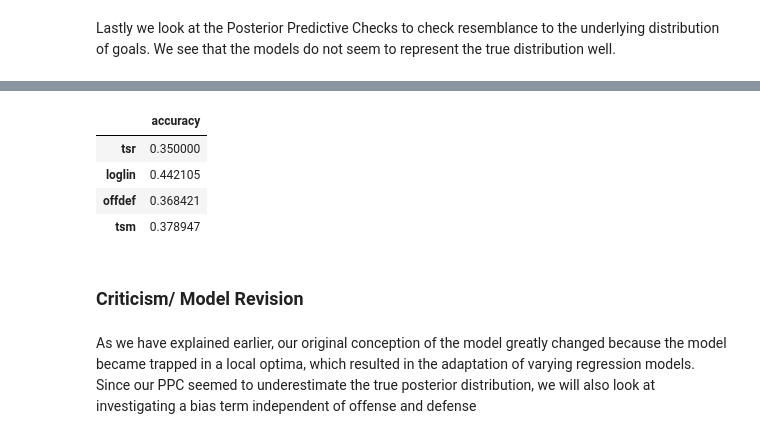
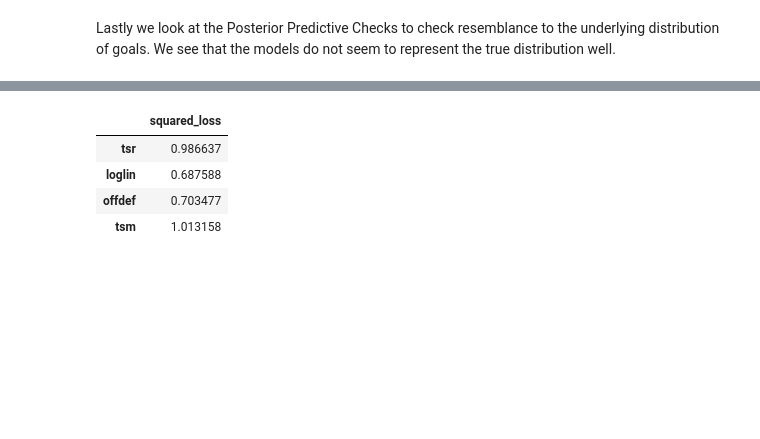
Before and after one commit to vinoo999/trueskill_augmented, a Jupyter notebook: final_project/final_project.ipynb, the cells around one changed output, grey strips where cells are left out. Drawn from its saved outputs; the diff is of its cells as text; code cells hidden in the pictures; blank space fills up the shorter version.

```diff
--- a/final_project/final_project.ipynb
+++ b/final_project/final_project.ipynb
@@ -159,14 +158,14 @@ display(pd.DataFrame(data_dict).head(10))
 # %% [markdown]
 As a clearer representation of similarity we can run simulations using our inferred parameters and display updated point tables.
 # %%
-tsr_results = tsr.simulate(test.reset_index(drop=True))
+tsr_results = tsr.simulate(test, 30, probs=True)
 tsr_record = process.gen_records(test.reset_index(drop=True), tsr_results)
-offdef_results = off_def.simulate(test.reset_index(drop=True), num_simulations=10)
+offdef_results = off_def.simulate(test.reset_index(drop=True), 30, probs=True)
 offdef_record = process.gen_records(test.reset_index(drop=True), offdef_results)
-loglin_results = log_lin.simulate(test.reset_index(drop=True), num_simulations=10)
+loglin_results = log_lin.simulate(test.reset_index(drop=True), 30, probs=True)
 loglin_record = process.gen_records(test.reset_index(drop=True), loglin_results)
 season_record = process.rankings(test.reset_index(drop=True))
-tsm_results = tsm.simulate(test.reset_index(drop=True), num_simulations=10)
+tsm_results = tsm.simulate(test)
 tsm_record = process.gen_records(test.reset_index(drop=True), tsm_results)
 
 
@@ -207,19 +206,15 @@ Here we evaluate accuracy
 # %%
 accuracies = np.zeros(4)
-accuracies[0] = process.accuracy(test.reset_index(drop=True), tsr_results)
-accuracies[1] = process.accuracy(test.reset_index(drop=True), loglin_results)
-accuracies[2] = process.accuracy(test.reset_index(drop=True), offdef_results)
-accuracies[3] = process.accuracy(test.reset_index(drop=True), tsm_results)
+accuracies[0] = process.accuracy(test.reset_index(drop=True), tsr_results,probs=True)
+accuracies[1] = process.accuracy(test.reset_index(drop=True), loglin_results,probs=True)
+accuracies[2] = process.accuracy(test.reset_index(drop=True), offdef_results,probs=True)
+accuracies[3] = process.accuracy(test.reset_index(drop=True), tsm_results,probs=True)
 
-data_dict = {"accuracy": pd.Series(accuracies, index=['tsr', 'loglin', 'offdef', 'tsm'])}
+data_dict = {"squared_loss": pd.Series(accuracies, index=['tsr', 'loglin', 'offdef', 'tsm'])}
 display(pd.DataFrame(data_dict))
 # %% [output]
-|  | accuracy |
-| tsr | 0.350000 |
-| loglin | 0.442105 |
-| offdef | 0.368421 |
-| tsm | 0.378947 |
+|  | squared_loss |
+| tsr | 0.986637 |
+| loglin | 0.687588 |
+| offdef | 0.703477 |
+| tsm | 1.013158 |
-# %% [markdown]
-### Criticism/ Model Revision
-# %% [markdown]
-As we have explained earlier, our original conception of the model greatly changed because the model became trapped in a local optima, which resulted in the adaptation of varying regression models. Since our PPC seemed to underestimate the true posterior distribution, we will also look at investigating a bias term independent of offense and defense
```
Also changed, not shown: parts of 7 cells of this notebook.
